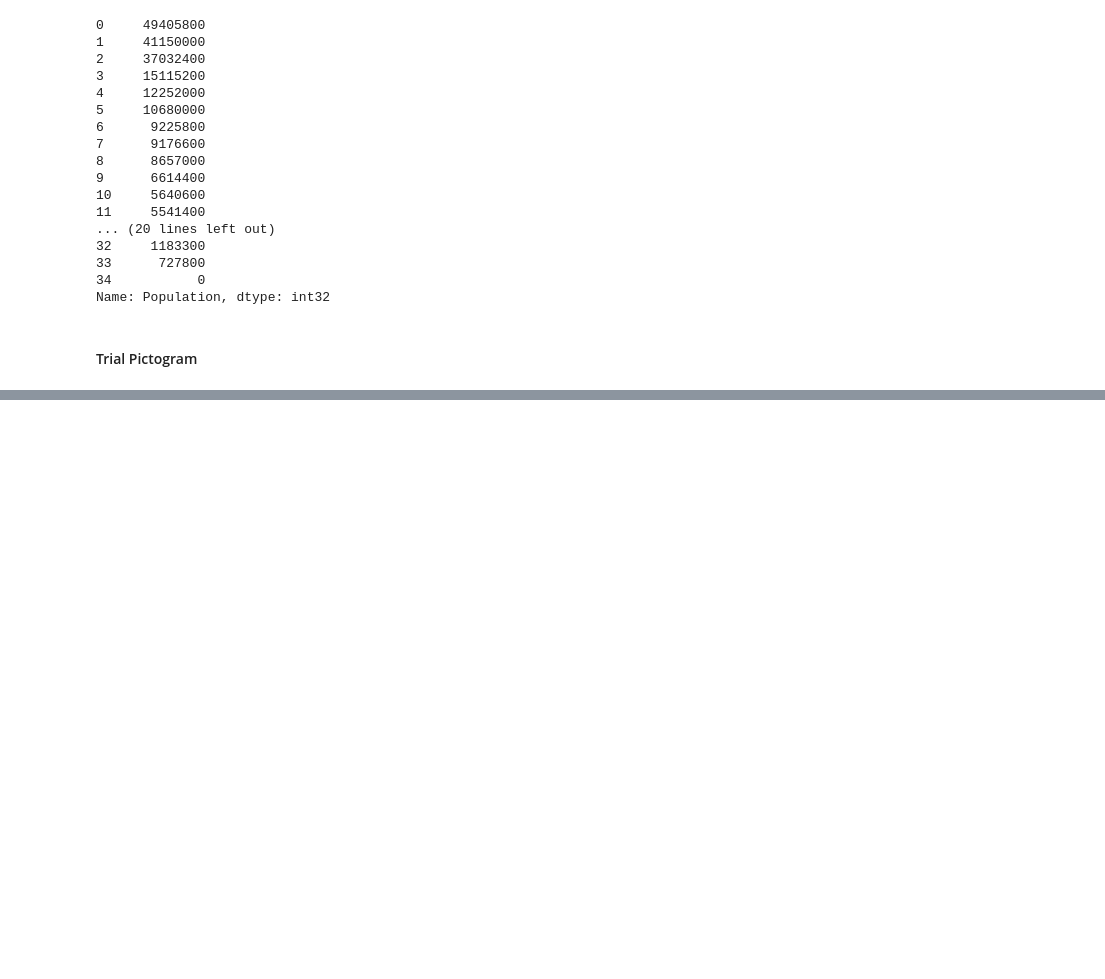
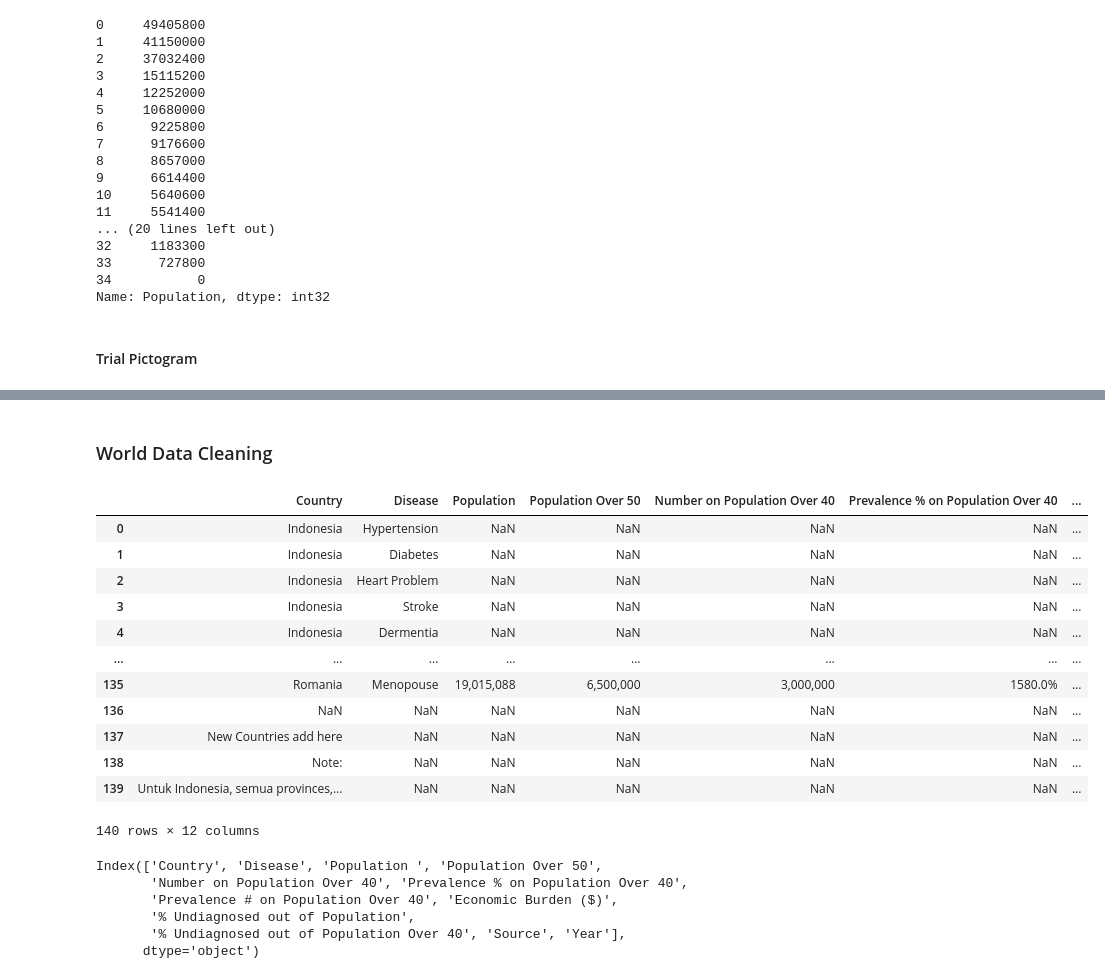
Before and after one commit to Gaia-Dental-Studio/GMed_Impact_Evaluation, a Jupyter notebook: eda.ipynb, the cells around one changed output, grey strips where cells are left out. Drawn from its saved outputs; the diff is of its cells as text; code cells hidden in the pictures; blank space fills up the shorter version.

```diff
--- a/eda.ipynb
+++ b/eda.ipynb
@@ -603,0 +835,2 @@ fig.show()
+# %% [markdown]
+### World Data Cleaning
@@ -603,0 +840,27 @@ fig.show()
+# %%
+data = pd.read_csv('world_data.csv')
+# %%
+data
+# %% [output]
+|  | Country | Disease | Population | Population Over 50 | Number on Population Over 40 | Prevalence % on Population Over 40 | ... |
+| 0 | Indonesia | Hypertension | NaN | NaN | NaN | NaN | ... |
+| 1 | Indonesia | Diabetes | NaN | NaN | NaN | NaN | ... |
+| 2 | Indonesia | Heart Problem | NaN | NaN | NaN | NaN | ... |
+| 3 | Indonesia | Stroke | NaN | NaN | NaN | NaN | ... |
+| 4 | Indonesia | Dermentia | NaN | NaN | NaN | NaN | ... |
+| ... | ... | ... | ... | ... | ... | ... | ... |
+| 135 | Romania | Menopouse | 19,015,088 | 6,500,000 | 3,000,000 | 1580.0% | ... |
+| 136 | NaN | NaN | NaN | NaN | NaN | NaN | ... |
+| 137 | New Countries add here | NaN | NaN | NaN | NaN | NaN | ... |
+| 138 | Note: | NaN | NaN | NaN | NaN | NaN | ... |
+| 139 | Untuk Indonesia, semua provinces,... | NaN | NaN | NaN | NaN | NaN | ... |
+140 rows × 12 columns
+# %%
+data.columns
+# %% [output]
+Index(['Country', 'Disease', 'Population ', 'Population Over 50',
+       'Number on Population Over 40', 'Prevalence % on Population Over 40',
+       'Prevalence # on Population Over 40', 'Economic Burden ($)',
+       '% Undiagnosed out of Population',
+       '% Undiagnosed out of Population Over 40', 'Source', 'Year'],
+      dtype='object')
```
Also changed, not shown: parts of 67 cells of this notebook, 7 other files.
